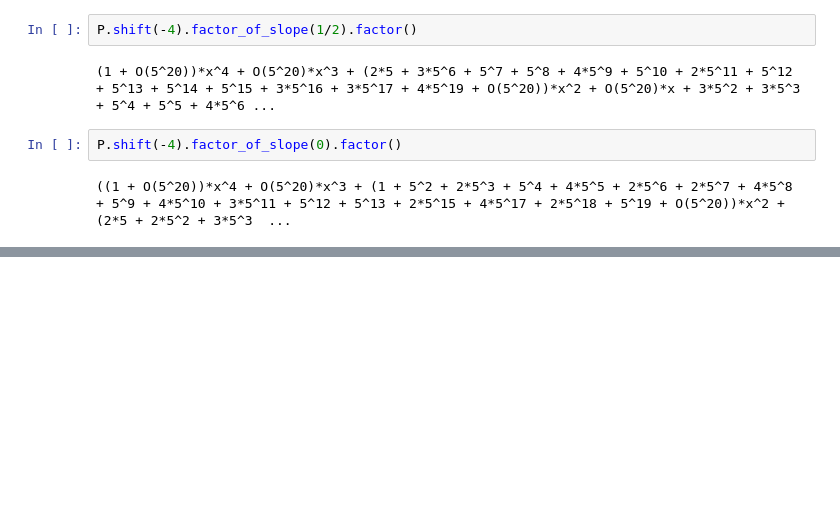
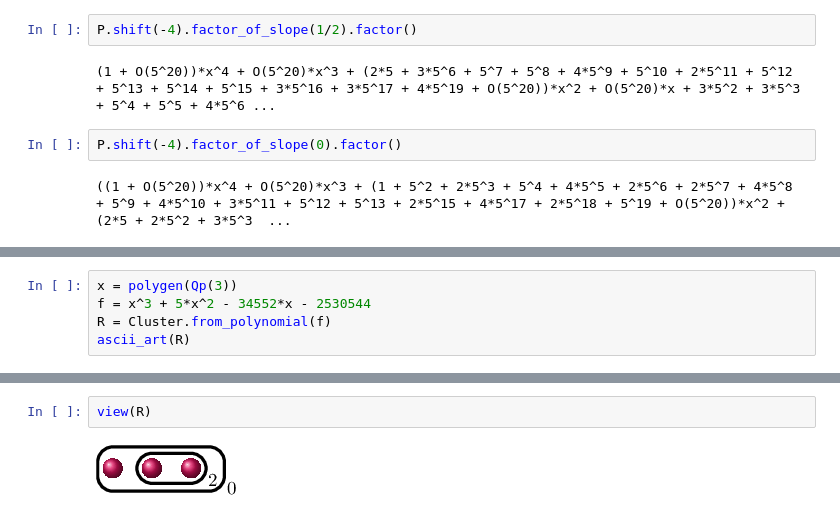
Before and after one commit to alexjbest/cluster-pictures, a Jupyter notebook: notebooks/clusters-with-variables.ipynb, the cells around one changed output, grey strips where cells are left out. Drawn from its saved outputs; the diff is of its cells as text; blank space fills up the shorter version.

```diff
--- a/notebooks/clusters-with-variables.ipynb
+++ b/notebooks/clusters-with-variables.ipynb
@@ -202,0 +438,5 @@ P.shift(-4).factor_of_slope(0).factor()
+# %%
+x = polygen(Qp(3))
+f = x^3 + 5*x^2 - 34552*x - 2530544
+R = Cluster.from_polynomial(f)
+ascii_art(R)
@@ -202,0 +481,4 @@ P.shift(-4).factor_of_slope(0).factor()
+# %%
+view(R)
+# %% [output]
+[figure, added]
```
Also changed, not shown: parts of 47 cells of this notebook.
